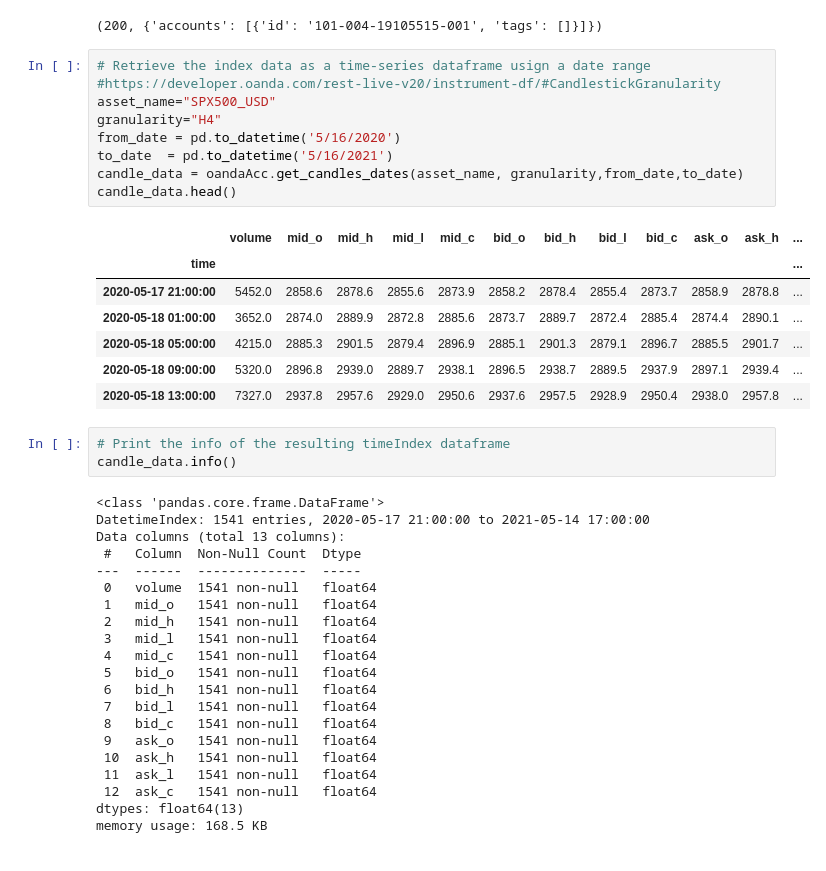
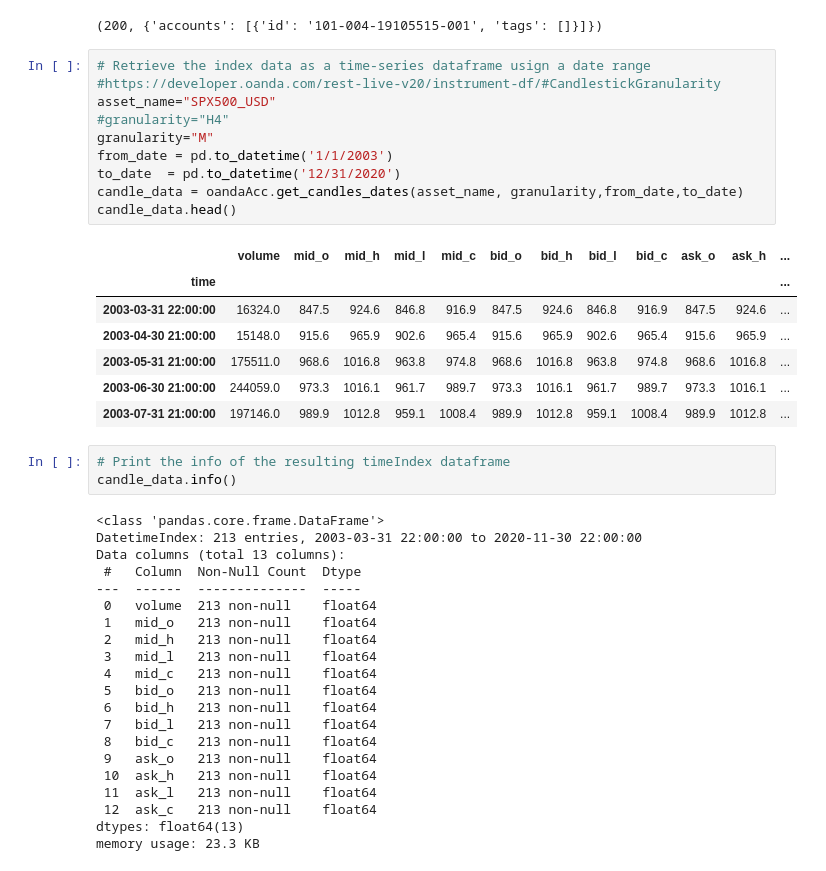
Before and after one commit to camiloblanco/AlgoTrading, a Jupyter notebook: 5_dev/04_White_Robot/White_Robot_V_1_0.ipynb, the cells around one changed output. Drawn from its saved outputs; the diff is of its cells as text.

```diff
--- a/5_dev/04_White_Robot/White_Robot_V_1_0.ipynb
+++ b/5_dev/04_White_Robot/White_Robot_V_1_0.ipynb
@@ -32,44 +32,45 @@ print(oandaAcc.account_list())
 # %%
 # Retrieve the index data as a time-series dataframe usign a date range
 #https://developer.oanda.com/rest-live-v20/instrument-df/#CandlestickGranularity
 asset_name="SPX500_USD"
-granularity="H4"
-from_date = pd.to_datetime('5/16/2020')
-to_date  = pd.to_datetime('5/16/2021')
+#granularity="H4"
+granularity="M"
+from_date = pd.to_datetime('1/1/2003')
+to_date  = pd.to_datetime('12/31/2020')
 candle_data = oandaAcc.get_candles_dates(asset_name, granularity,from_date,to_date)
 candle_data.head()
 # %% [output]
 |  | volume | mid_o | mid_h | mid_l | mid_c | bid_o | bid_h | bid_l | bid_c | ask_o | ask_h | ... |
 | time |  |  |  |  |  |  |  |  |  |  |  | ... |
-| 2020-05-17 21:00:00 | 5452.0 | 2858.6 | 2878.6 | 2855.6 | 2873.9 | 2858.2 | 2878.4 | 2855.4 | 2873.7 | 2858.9 | 2878.8 | ... |
-| 2020-05-18 01:00:00 | 3652.0 | 2874.0 | 2889.9 | 2872.8 | 2885.6 | 2873.7 | 2889.7 | 2872.4 | 2885.4 | 2874.4 | 2890.1 | ... |
-| 2020-05-18 05:00:00 | 4215.0 | 2885.3 | 2901.5 | 2879.4 | 2896.9 | 2885.1 | 2901.3 | 2879.1 | 2896.7 | 2885.5 | 2901.7 | ... |
-| 2020-05-18 09:00:00 | 5320.0 | 2896.8 | 2939.0 | 2889.7 | 2938.1 | 2896.5 | 2938.7 | 2889.5 | 2937.9 | 2897.1 | 2939.4 | ... |
-| 2020-05-18 13:00:00 | 7327.0 | 2937.8 | 2957.6 | 2929.0 | 2950.6 | 2937.6 | 2957.5 | 2928.9 | 2950.4 | 2938.0 | 2957.8 | ... |
+| 2003-03-31 22:00:00 | 16324.0 | 847.5 | 924.6 | 846.8 | 916.9 | 847.5 | 924.6 | 846.8 | 916.9 | 847.5 | 924.6 | ... |
+| 2003-04-30 21:00:00 | 15148.0 | 915.6 | 965.9 | 902.6 | 965.4 | 915.6 | 965.9 | 902.6 | 965.4 | 915.6 | 965.9 | ... |
+| 2003-05-31 21:00:00 | 175511.0 | 968.6 | 1016.8 | 963.8 | 974.8 | 968.6 | 1016.8 | 963.8 | 974.8 | 968.6 | 1016.8 | ... |
+| 2003-06-30 21:00:00 | 244059.0 | 973.3 | 1016.1 | 961.7 | 989.7 | 973.3 | 1016.1 | 961.7 | 989.7 | 973.3 | 1016.1 | ... |
+| 2003-07-31 21:00:00 | 197146.0 | 989.9 | 1012.8 | 959.1 | 1008.4 | 989.9 | 1012.8 | 959.1 | 1008.4 | 989.9 | 1012.8 | ... |
 # %%
 # Print the info of the resulting timeIndex dataframe
 candle_data.info()
 # %% [output]
 <class 'pandas.core.frame.DataFrame'>
-DatetimeIndex: 1541 entries, 2020-05-17 21:00:00 to 2021-05-14 17:00:00
+DatetimeIndex: 213 entries, 2003-03-31 22:00:00 to 2020-11-30 22:00:00
 Data columns (total 13 columns):
  #   Column  Non-Null Count  Dtype
 ---  ------  --------------  -----
- 0   volume  1541 non-null   float64
- 1   mid_o   1541 non-null   float64
- 2   mid_h   1541 non-null   float64
- 3   mid_l   1541 non-null   float64
- 4   mid_c   1541 non-null   float64
- 5   bid_o   1541 non-null   float64
- 6   bid_h   1541 non-null   float64
- 7   bid_l   1541 non-null   float64
- 8   bid_c   1541 non-null   float64
- 9   ask_o   1541 non-null   float64
- 10  ask_h   1541 non-null   float64
- 11  ask_l   1541 non-null   float64
- 12  ask_c   1541 non-null   float64
+ 0   volume  213 non-null    float64
+ 1   mid_o   213 non-null    float64
+ 2   mid_h   213 non-null    float64
+ 3   mid_l   213 non-null    float64
+ 4   mid_c   213 non-null    float64
+ 5   bid_o   213 non-null    float64
+ 6   bid_h   213 non-null    float64
+ 7   bid_l   213 non-null    float64
+ 8   bid_c   213 non-null    float64
+ 9   ask_o   213 non-null    float64
+ 10  ask_h   213 non-null    float64
+ 11  ask_l   213 non-null    float64
+ 12  ask_c   213 non-null    float64
 dtypes: float64(13)
-memory usage: 168.5 KB
+memory usage: 23.3 KB
 # %%
 # Describe the date
 index_stats = candle_data.describe()
```
Also changed, not shown: parts of 11 cells of this notebook, 1 other file.
